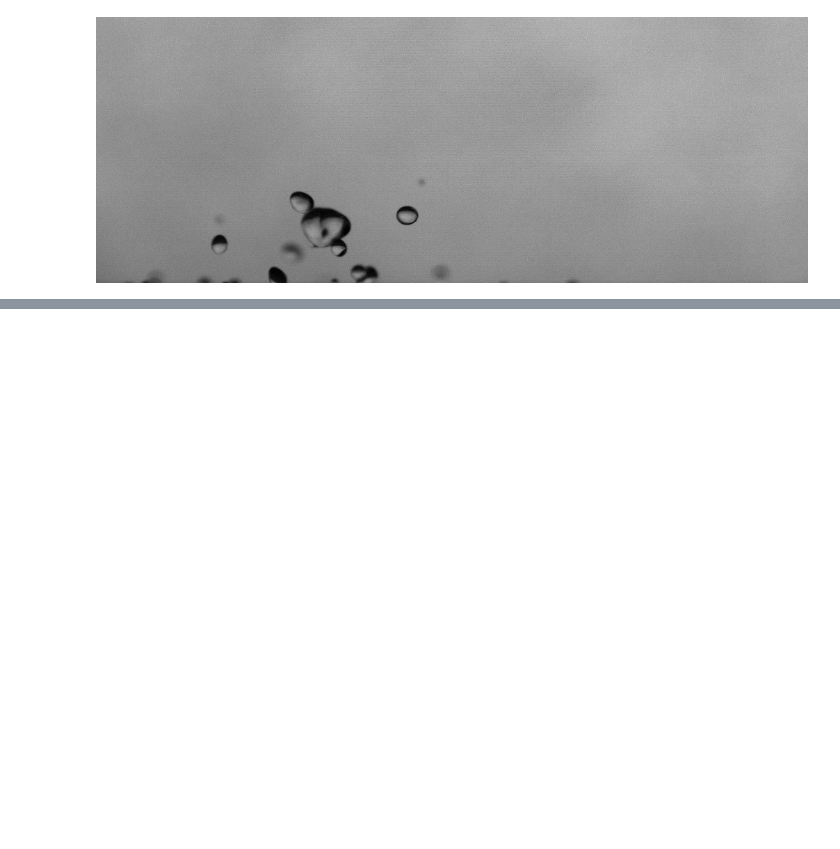
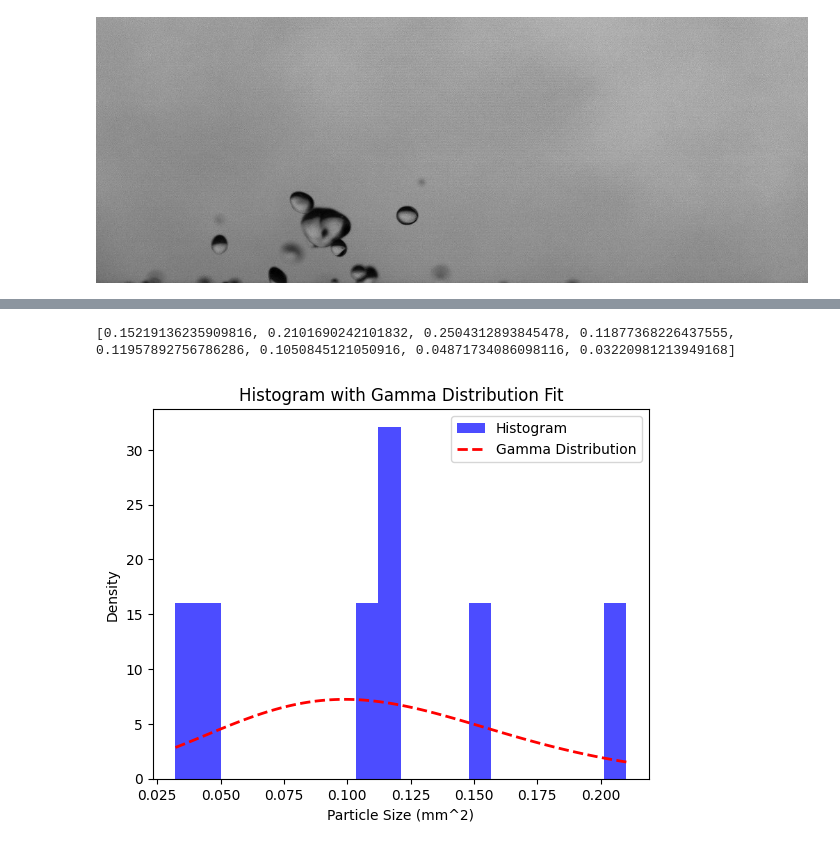
Before and after one commit to mahit2609/droplet_anl, a Jupyter notebook: THESIS_WORK_DARSHAN&MAHIT.ipynb, the cells around one changed output, grey strips where cells are left out. Cells and saved outputs as stored; diff of their text form; code cells hidden in the pictures; blank space fills up the shorter version.

```diff
--- a/THESIS_WORK_DARSHAN&MAHIT.ipynb
+++ b/THESIS_WORK_DARSHAN&MAHIT.ipynb
@@ -394,0 +395,41 @@ imshow(img)
+# %%
+
+# Initialize a list to store the areas of detected particles
+particle_areas = []
+
+# Iterate over each contour and compute its area
+for contour in coins:
+    area = cv2.contourArea(contour)
+    particle_areas.append(area)
+# print(particle_areas)
+# Scale the particle areas
+scaling_factor = 35.24 * 35.24
+particle_areas_scaled = [area / scaling_factor for area in particle_areas]
+print(particle_areas_scaled)
+# Remove the contour with the highest area
+max_area_index = np.argmax(particle_areas)
+del coins[max_area_index]
+del particle_areas_scaled[max_area_index]
+
+# Plot histogram of particle sizes
+plt.figure()
+plt.hist(particle_areas_scaled, bins=20, color='blue', alpha=0.7, density=True, label='Histogram')
+
+# Fit gamma distribution to the data
+alpha, loc, beta = gamma.fit(particle_areas_scaled)
+
+# Generate points for the gamma distribution curve
+x = np.linspace(min(particle_areas_scaled), max(particle_areas_scaled), 100)
+gamma_pdf = gamma.pdf(x, alpha, loc, beta)
+
+# Plot gamma distribution curve
+plt.plot(x, gamma_pdf, color='red', linestyle='--', linewidth=2, label='Gamma Distribution')
+
+plt.xlabel('Particle Size (mm^2)')
+plt.ylabel('Density')
+plt.title('Histogram with Gamma Distribution Fit')
+plt.legend()
+plt.show()
+# %% [output]
+[0.15219136235909816, 0.2101690242101832, 0.2504312893845478, 0.11877368226437555, 0.11957892756786286, 0.1050845121050916, 0.04871734086098116, 0.03220981213949168]
+[figure, added]
```
Also changed, not shown: parts of 5 cells of this notebook.
